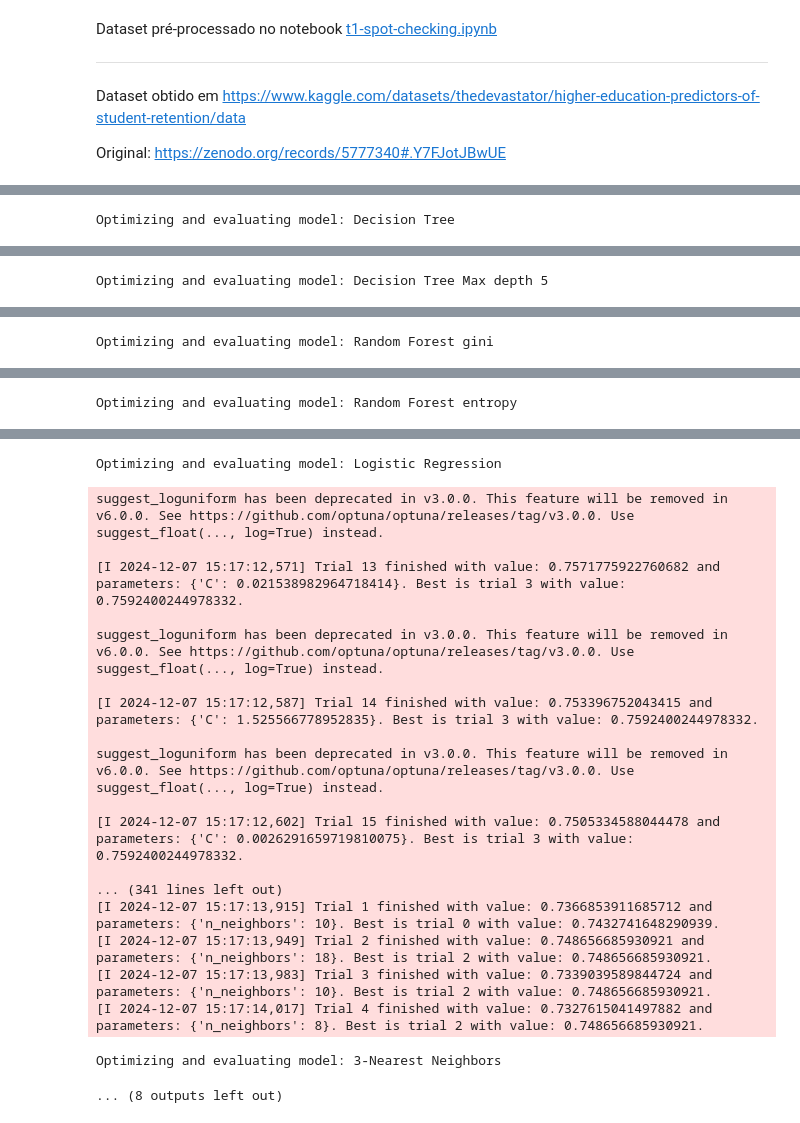
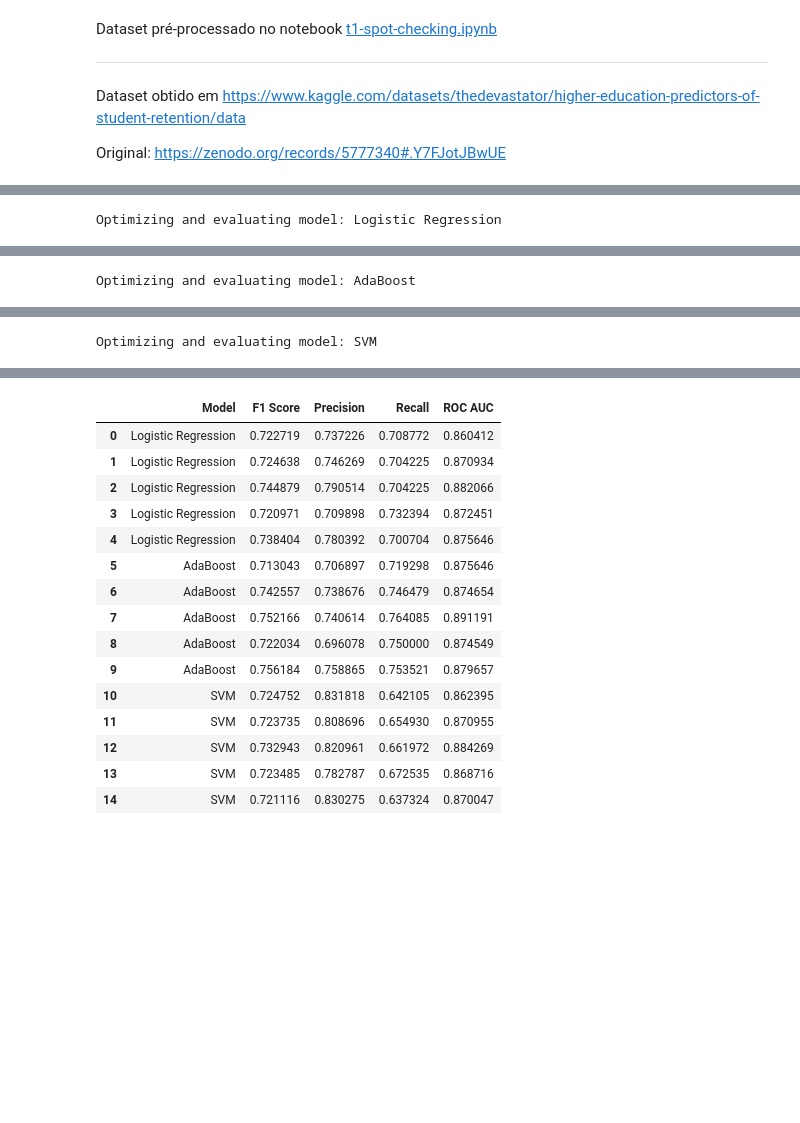
Before and after one commit to leonardoazzi/ipp-student-dropout, a Jupyter notebook: src/t2-otimizacao.ipynb, the cells around one changed output, grey strips where cells are left out. Drawn from its saved outputs; the diff is of its cells as text; code cells hidden in the pictures; blank space fills up the shorter version.

Commit message:
Filtrados os algoritmos relevantes para a otimização no optuna

```diff
--- a/src/t2-otimizacao.ipynb
+++ b/src/t2-otimizacao.ipynb
@@ -95,6 +96,7 @@ algo_dict = {'Decision Tree': dtree, 'Decision Tree Max depth 5': dtree2, 'Rando
 def make_pipeline(model):
     steps = list()
 
+    steps.append(('Feature Selection', SelectKBest(k=10)))
     steps.append(('Normalização', StandardScaler()))
     steps.append(('Balanceamento da classe minoritária', SMOTE(sampling_strategy='minority')))
     steps.append(('Modelo', model))
@@ -446,6 +365,12 @@ def nested_cv_with_optuna(X, y, models, outer_folds=5, inner_folds=3, metric='f1
 
     return pd.DataFrame(results), studies  # Return results and all studies
 # %%
-results_df, studies = nested_cv_with_optuna(X, y, algo_dict, outer_folds=5, inner_folds=3, metric='f1')
+optuna_algo_dict = {
+    'Logistic Regression': algo_dict['Logistic Regression'],
+    'AdaBoost': algo_dict['AdaBoost'],
+    'SVM': algo_dict['SVM']
+}
+
+results_df, studies = nested_cv_with_optuna(X, y, optuna_algo_dict, outer_folds=5, inner_folds=3, metric='f1')
 display(results_df)
 # %% [output]
@@ -453 +378 @@ display(results_df)
-Optimizing and evaluating model: Decision Tree
+Optimizing and evaluating model: Logistic Regression
@@ -471 +396 @@ Optimizing and evaluating model: Decision Tree
-Optimizing and evaluating model: Decision Tree Max depth 5
+Optimizing and evaluating model: AdaBoost
@@ -489 +414 @@ Optimizing and evaluating model: Decision Tree Max depth 5
-Optimizing and evaluating model: Random Forest gini
+Optimizing and evaluating model: SVM
@@ -507 +431,0 @@ Optimizing and evaluating model: Random Forest gini
-Optimizing and evaluating model: Random Forest entropy
@@ -525,23 +432,19 @@ suggest_loguniform has been deprecated in v3.0.0. This feature will be removed i
-Optimizing and evaluating model: Logistic Regression
-suggest_loguniform has been deprecated in v3.0.0. This feature will be removed in v6.0.0. See https://github.com/optuna/optuna/releases/tag/v3.0.0. Use suggest_float(..., log=True) instead.
-
-[I 2024-12-07 15:17:12,571] Trial 13 finished with value: 0.7571775922760682 and parameters: {'C': 0.021538982964718414}. Best is trial 3 with value: 0.7592400244978332.
-
-suggest_loguniform has been deprecated in v3.0.0. This feature will be removed in v6.0.0. See https://github.com/optuna/optuna/releases/tag/v3.0.0. Use suggest_float(..., log=True) instead.
-
-[I 2024-12-07 15:17:12,587] Trial 14 finished with value: 0.753396752043415 and parameters: {'C': 1.525566778952835}. Best is trial 3 with value: 0.7592400244978332.
-
-suggest_loguniform has been deprecated in v3.0.0. This feature will be removed in v6.0.0. See https://github.com/optuna/optuna/releases/tag/v3.0.0. Use suggest_float(..., log=True) instead.
-
-[I 2024-12-07 15:17:12,602] Trial 15 finished with value: 0.7505334588044478 and parameters: {'C': 0.0026291659719810075}. Best is trial 3 with value: 0.7592400244978332.
-
-... (341 lines left out)
-[I 2024-12-07 15:17:13,915] Trial 1 finished with value: 0.7366853911685712 and parameters: {'n_neighbors': 10}. Best is trial 0 with value: 0.7432741648290939.
-[I 2024-12-07 15:17:13,949] Trial 2 finished with value: 0.748656685930921 and parameters: {'n_neighbors': 18}. Best is trial 2 with value: 0.748656685930921.
-[I 2024-12-07 15:17:13,983] Trial 3 finished with value: 0.7339039589844724 and parameters: {'n_neighbors': 10}. Best is trial 2 with value: 0.748656685930921.
-[I 2024-12-07 15:17:14,017] Trial 4 finished with value: 0.7327615041497882 and parameters: {'n_neighbors': 8}. Best is trial 2 with value: 0.748656685930921.
-Optimizing and evaluating model: 3-Nearest Neighbors
-... (8 outputs left out)
+|  | Model | F1 Score | Precision | Recall | ROC AUC |
+| 0 | Logistic Regression | 0.722719 | 0.737226 | 0.708772 | 0.860412 |
+| 1 | Logistic Regression | 0.724638 | 0.746269 | 0.704225 | 0.870934 |
+| 2 | Logistic Regression | 0.744879 | 0.790514 | 0.704225 | 0.882066 |
+| 3 | Logistic Regression | 0.720971 | 0.709898 | 0.732394 | 0.872451 |
+| 4 | Logistic Regression | 0.738404 | 0.780392 | 0.700704 | 0.875646 |
+| 5 | AdaBoost | 0.713043 | 0.706897 | 0.719298 | 0.875646 |
+| 6 | AdaBoost | 0.742557 | 0.738676 | 0.746479 | 0.874654 |
+| 7 | AdaBoost | 0.752166 | 0.740614 | 0.764085 | 0.891191 |
+| 8 | AdaBoost | 0.722034 | 0.696078 | 0.750000 | 0.874549 |
+| 9 | AdaBoost | 0.756184 | 0.758865 | 0.753521 | 0.879657 |
+| 10 | SVM | 0.724752 | 0.831818 | 0.642105 | 0.862395 |
+| 11 | SVM | 0.723735 | 0.808696 | 0.654930 | 0.870955 |
+| 12 | SVM | 0.732943 | 0.820961 | 0.661972 | 0.884269 |
+| 13 | SVM | 0.723485 | 0.782787 | 0.672535 | 0.868716 |
+| 14 | SVM | 0.721116 | 0.830275 | 0.637324 | 0.870047 |
 # %%
 # Generate plots for each model
 for model_name, study in studies.items():
```
Also changed, not shown: parts of 11 cells of this notebook.
